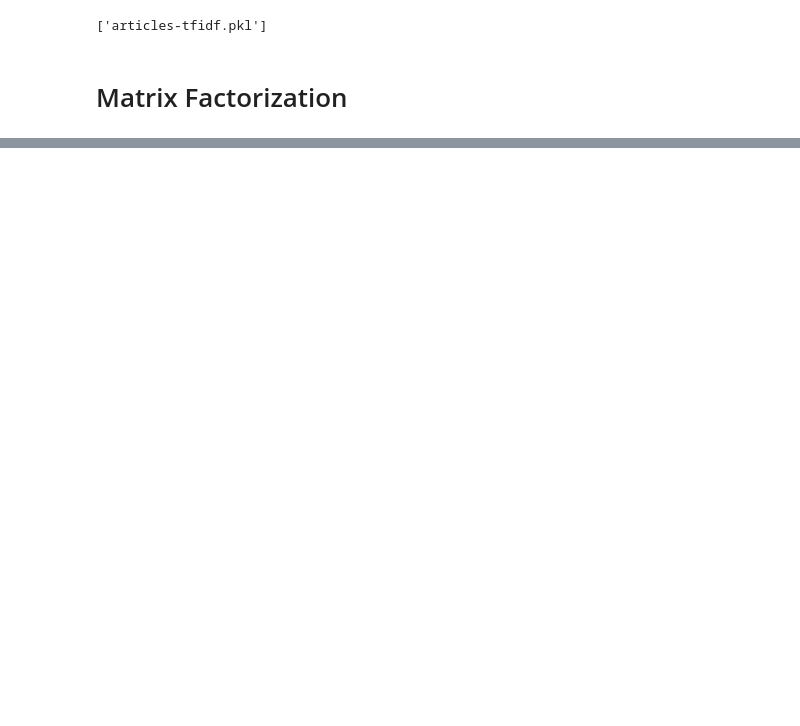
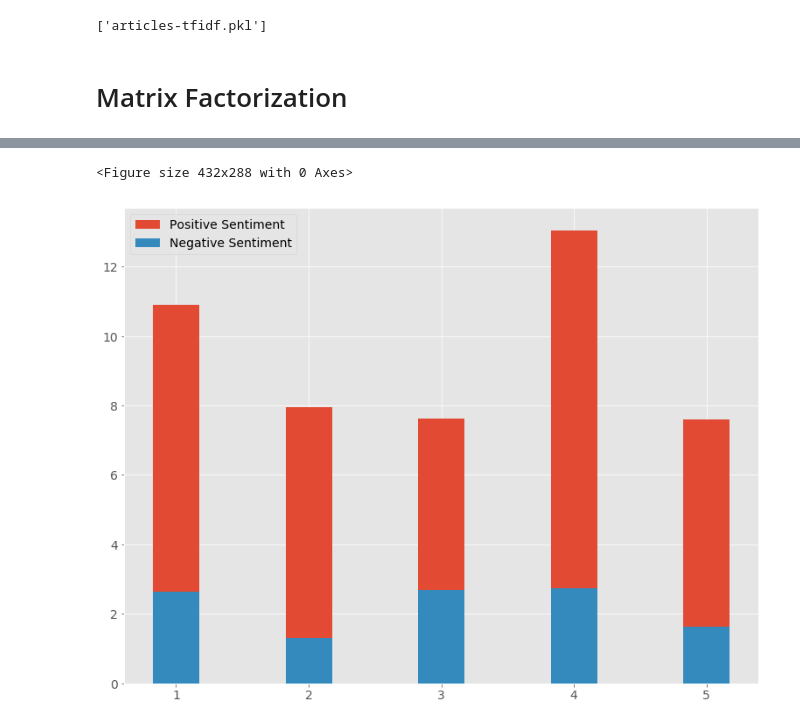
Before and after one commit to Moly-malibu/sentiment_analysis-1, a Jupyter notebook: topic_modelling/topic_modelling.ipynb, the cells around one changed output, grey strips where cells are left out. Drawn from its saved outputs; the diff is of its cells as text; code cells hidden in the pictures; blank space fills up the shorter version.

```diff
--- a/topic_modelling/topic_modelling.ipynb
+++ b/topic_modelling/topic_modelling.ipynb
@@ -417,0 +449,29 @@ Percent Neutral:  90.0
+# %%
+# Calculate the sentiments for all topics
+
+topic_pos = np.zeros(k)
+topic_neg = np.zeros(k)
+topic_neutral = np.zeros(k)
+topic_N = np.zeros(k)
+
+for topic in range(k):
+    N,percent_negative, percent_positive, percent_neutral = calculate(topic)
+    topic_pos[topic] =  percent_positive[-1]
+    topic_neg[topic] =  percent_negative[-1]
+    topic_neutral[topic] = percent_neutral[-1]
+    topic_N[-1] = N[-1]
+
+width=0.35
+x_axis_num = range(0,k)
+x_axis_label = [str(i+1) for i in x_axis_num]
+
+plt.clf()
+plt.figure(figsize=(13,10))
+plt.xticks(x_axis_num, x_axis_label)
+plt.bar(x_axis_num, topic_pos, width,label="Positive Sentiment")
+plt.bar(x_axis_num, topic_neg, width, label="Negative Sentiment")
+plt.legend()
+plt.show()
+# %% [output]
+<Figure size 432x288 with 0 Axes>
+[figure, added]
```
Also changed, not shown: parts of 13 cells of this notebook, 3 other files.
